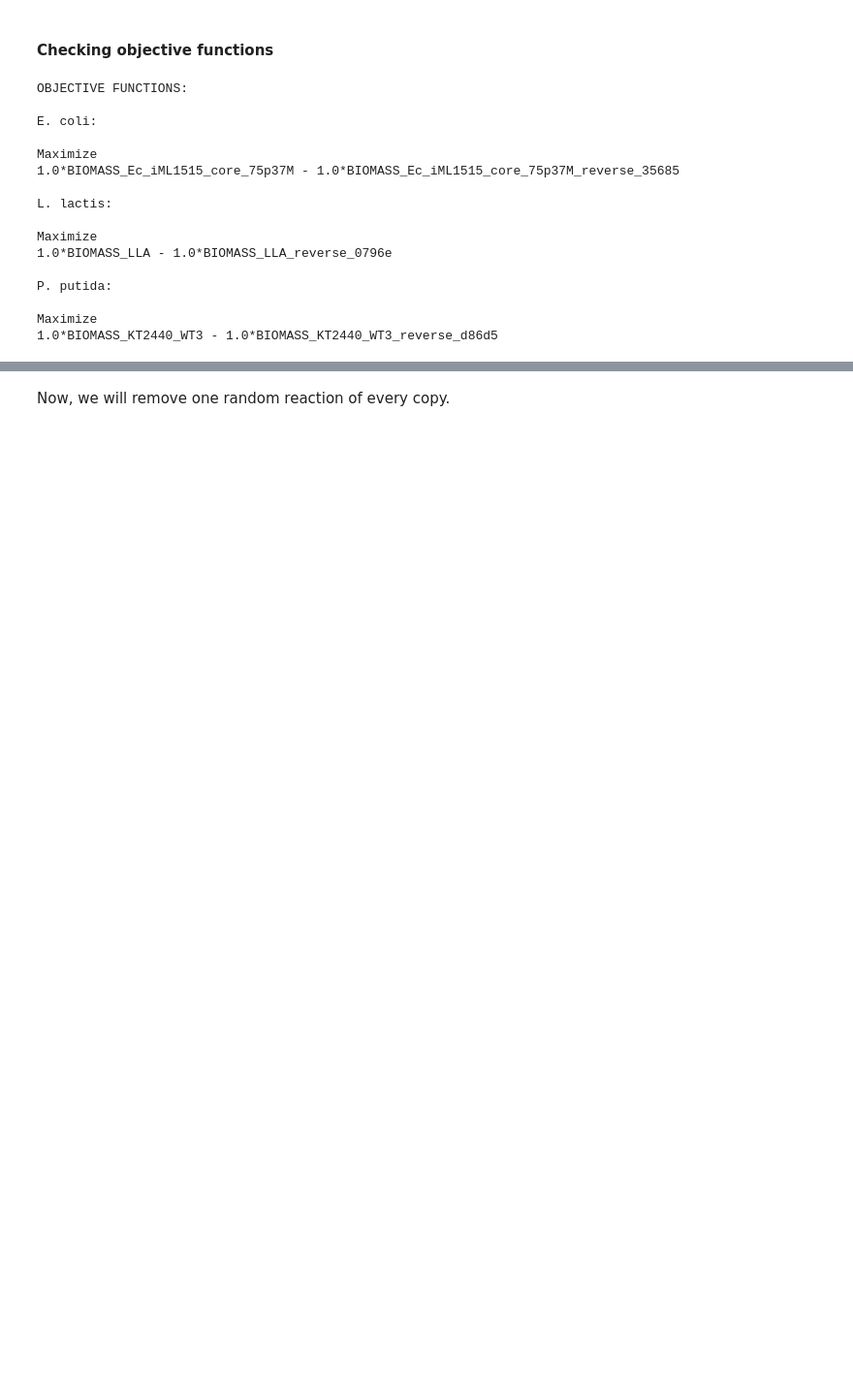
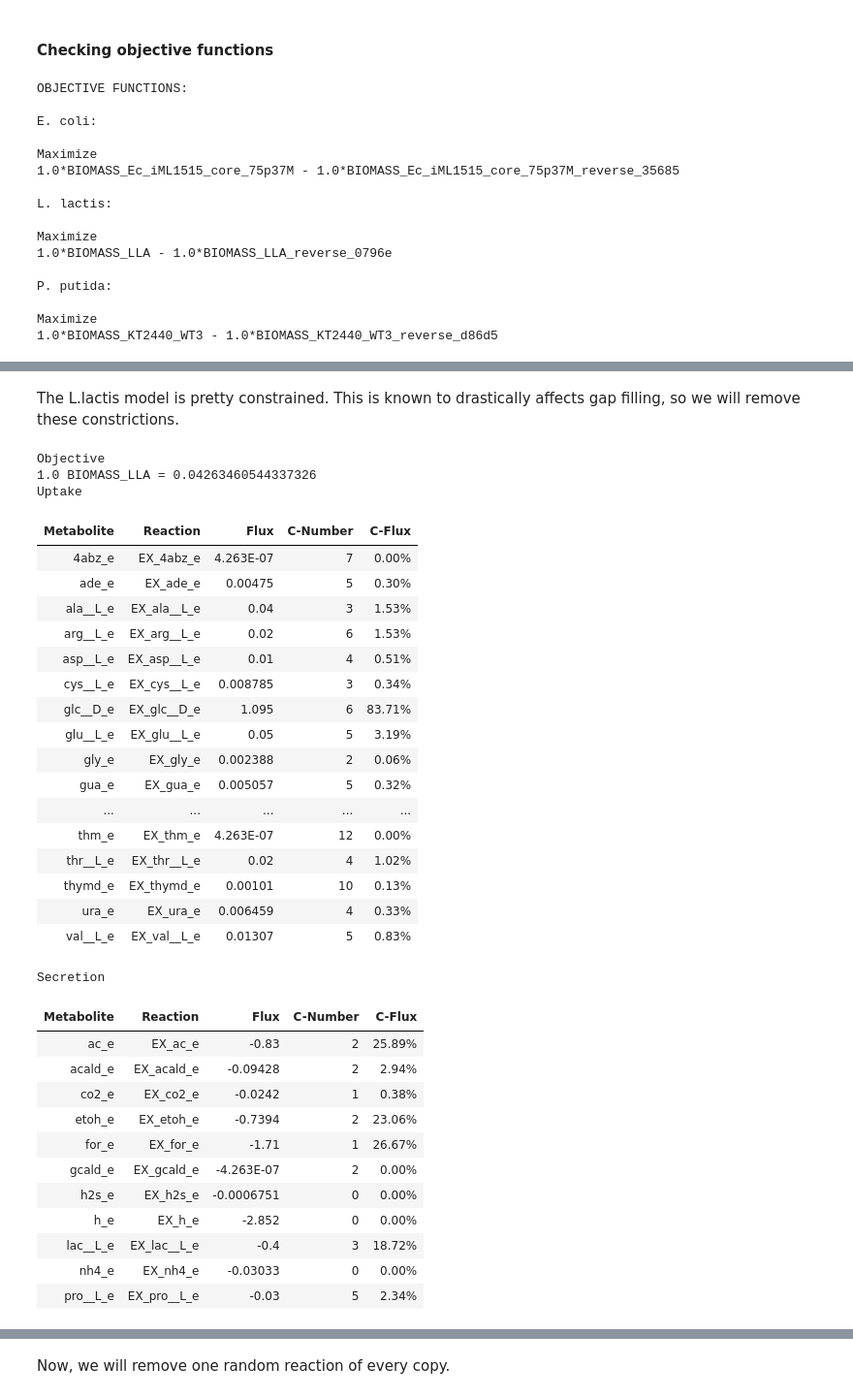
Before and after one commit to fcomnozz/GALLANT_gapfilling, a Jupyter notebook: validation/validation.ipynb, the cells around one changed output, grey strips where cells are left out. Shown: that part at 97% size. Drawn from its saved outputs; the diff is of its cells as text; code cells hidden in the pictures; blank space fills up the shorter version.

```diff
--- a/validation/validation.ipynb
+++ b/validation/validation.ipynb
@@ -114,0 +149,38 @@ P. putida:
+# %% [markdown]
+The L.lactis model is pretty constrained. This is known to drastically affects gap filling, so we will remove these constrictions.
+# %%
+l_lactis.summary()
+# %% [output]
+Objective
+1.0 BIOMASS_LLA = 0.04263460544337326
+Uptake
+| Metabolite | Reaction | Flux | C-Number | C-Flux |
+| 4abz_e | EX_4abz_e | 4.263E-07 | 7 | 0.00% |
+| ade_e | EX_ade_e | 0.00475 | 5 | 0.30% |
+| ala__L_e | EX_ala__L_e | 0.04 | 3 | 1.53% |
+| arg__L_e | EX_arg__L_e | 0.02 | 6 | 1.53% |
+| asp__L_e | EX_asp__L_e | 0.01 | 4 | 0.51% |
+| cys__L_e | EX_cys__L_e | 0.008785 | 3 | 0.34% |
+| glc__D_e | EX_glc__D_e | 1.095 | 6 | 83.71% |
+| glu__L_e | EX_glu__L_e | 0.05 | 5 | 3.19% |
+| gly_e | EX_gly_e | 0.002388 | 2 | 0.06% |
+| gua_e | EX_gua_e | 0.005057 | 5 | 0.32% |
+| ... | ... | ... | ... | ... |
+| thm_e | EX_thm_e | 4.263E-07 | 12 | 0.00% |
+| thr__L_e | EX_thr__L_e | 0.02 | 4 | 1.02% |
+| thymd_e | EX_thymd_e | 0.00101 | 10 | 0.13% |
+| ura_e | EX_ura_e | 0.006459 | 4 | 0.33% |
+| val__L_e | EX_val__L_e | 0.01307 | 5 | 0.83% |
+Secretion
+| Metabolite | Reaction | Flux | C-Number | C-Flux |
+| ac_e | EX_ac_e | -0.83 | 2 | 25.89% |
+| acald_e | EX_acald_e | -0.09428 | 2 | 2.94% |
+| co2_e | EX_co2_e | -0.0242 | 1 | 0.38% |
+| etoh_e | EX_etoh_e | -0.7394 | 2 | 23.06% |
+| for_e | EX_for_e | -1.71 | 1 | 26.67% |
+| gcald_e | EX_gcald_e | -4.263E-07 | 2 | 0.00% |
+| h2s_e | EX_h2s_e | -0.0006751 | 0 | 0.00% |
+| h_e | EX_h_e | -2.852 | 0 | 0.00% |
+| lac__L_e | EX_lac__L_e | -0.4 | 3 | 18.72% |
+| nh4_e | EX_nh4_e | -0.03033 | 0 | 0.00% |
+| pro__L_e | EX_pro__L_e | -0.03 | 5 | 2.34% |
```
Also changed, not shown: parts of 152 cells of this notebook.
